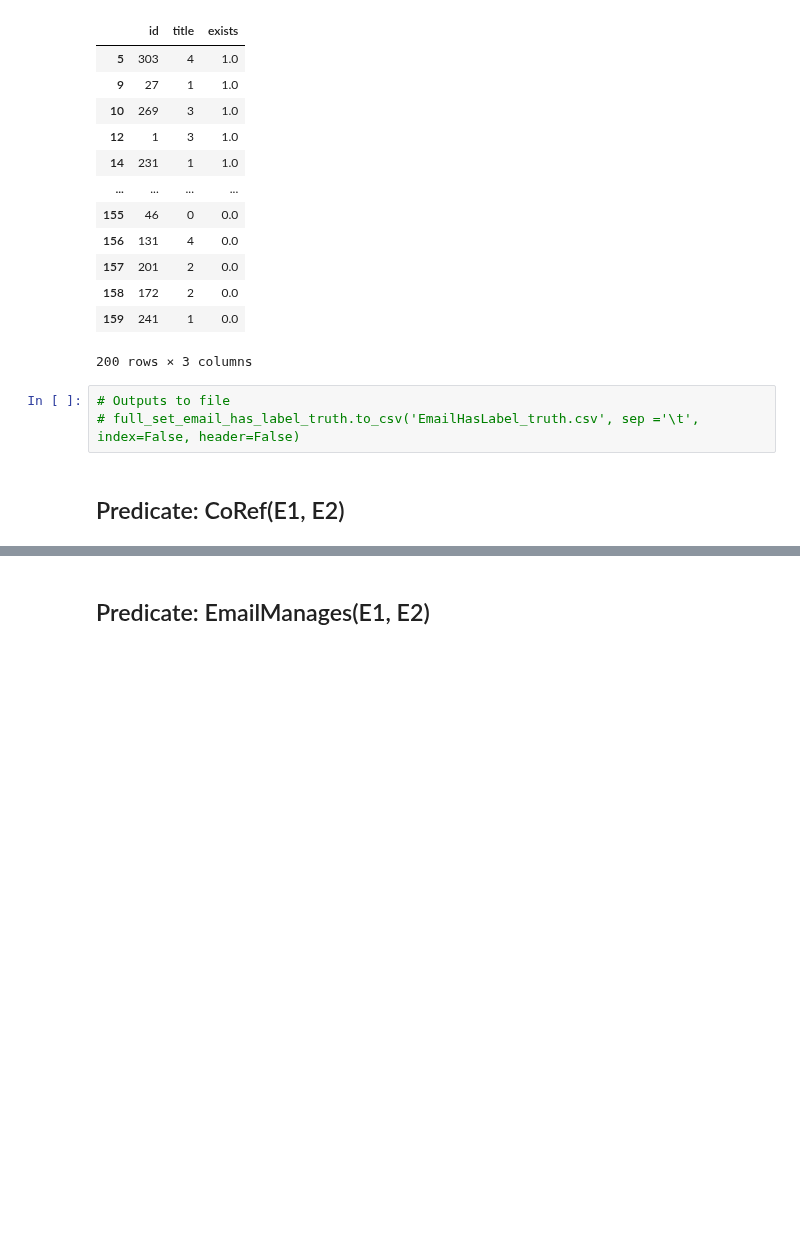
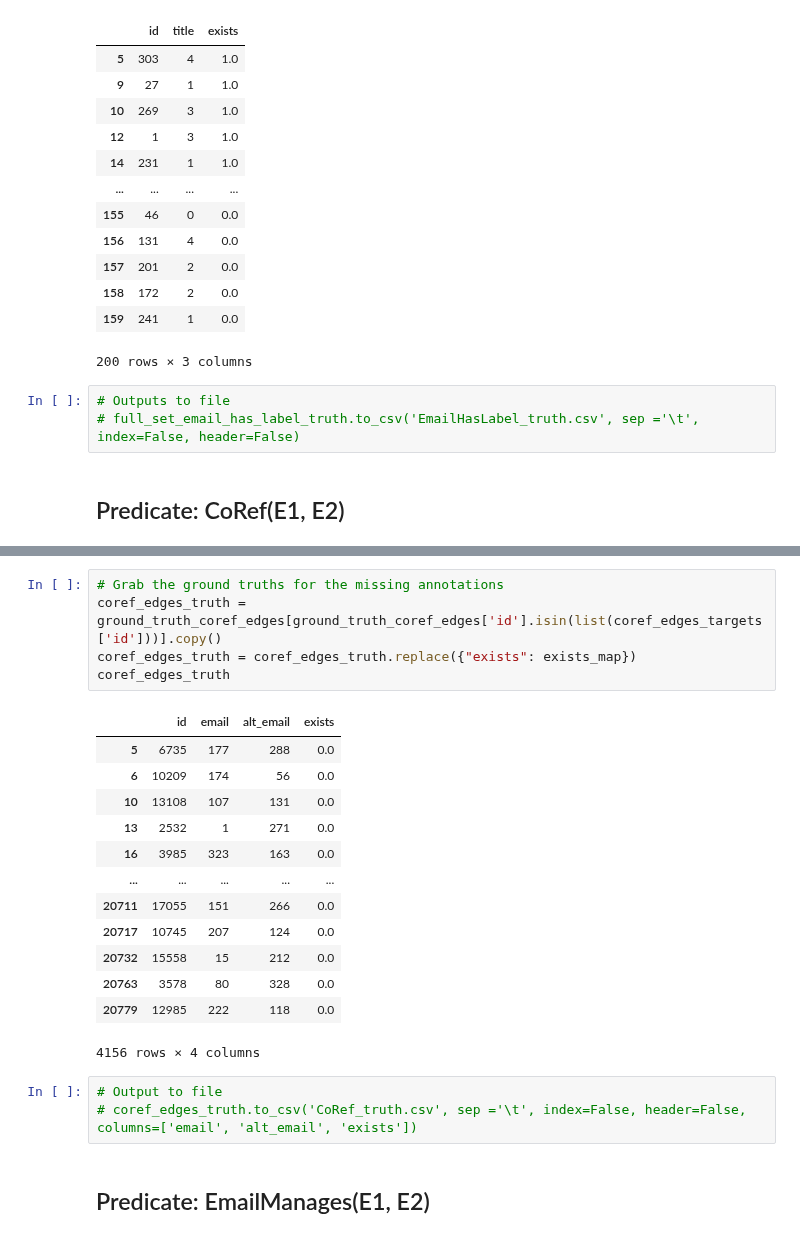
Before and after one commit to linqs/collective-graph-identification, a Jupyter notebook: scripts/Data Refactor.ipynb, the cells around one changed output, grey strips where cells are left out. Cells and saved outputs as stored; diff of their text form; blank space fills up the shorter version.

```diff
--- a/scripts/Data Refactor.ipynb
+++ b/scripts/Data Refactor.ipynb
@@ -367,2 +422,24 @@ Name: exists, dtype: int64
+# %%
+# Grab the ground truths for the missing annotations
+coref_edges_truth = ground_truth_coref_edges[ground_truth_coref_edges['id'].isin(list(coref_edges_targets['id']))].copy()
+coref_edges_truth = coref_edges_truth.replace({"exists": exists_map})
+coref_edges_truth
+# %% [output]
+|  | id | email | alt_email | exists |
+| 5 | 6735 | 177 | 288 | 0.0 |
+| 6 | 10209 | 174 | 56 | 0.0 |
+| 10 | 13108 | 107 | 131 | 0.0 |
+| 13 | 2532 | 1 | 271 | 0.0 |
+| 16 | 3985 | 323 | 163 | 0.0 |
+| ... | ... | ... | ... | ... |
+| 20711 | 17055 | 151 | 266 | 0.0 |
+| 20717 | 10745 | 207 | 124 | 0.0 |
+| 20732 | 15558 | 15 | 212 | 0.0 |
+| 20763 | 3578 | 80 | 328 | 0.0 |
+| 20779 | 12985 | 222 | 118 | 0.0 |
+4156 rows × 4 columns
+# %%
+# Output to file
+# coref_edges_truth.to_csv('CoRef_truth.csv', sep ='\t', index=False, header=False, columns=['email', 'alt_email', 'exists'])
 # %% [markdown]
 ## Predicate: EmailManages(E1, E2)
```
Also changed, not shown: parts of 7 cells of this notebook.
